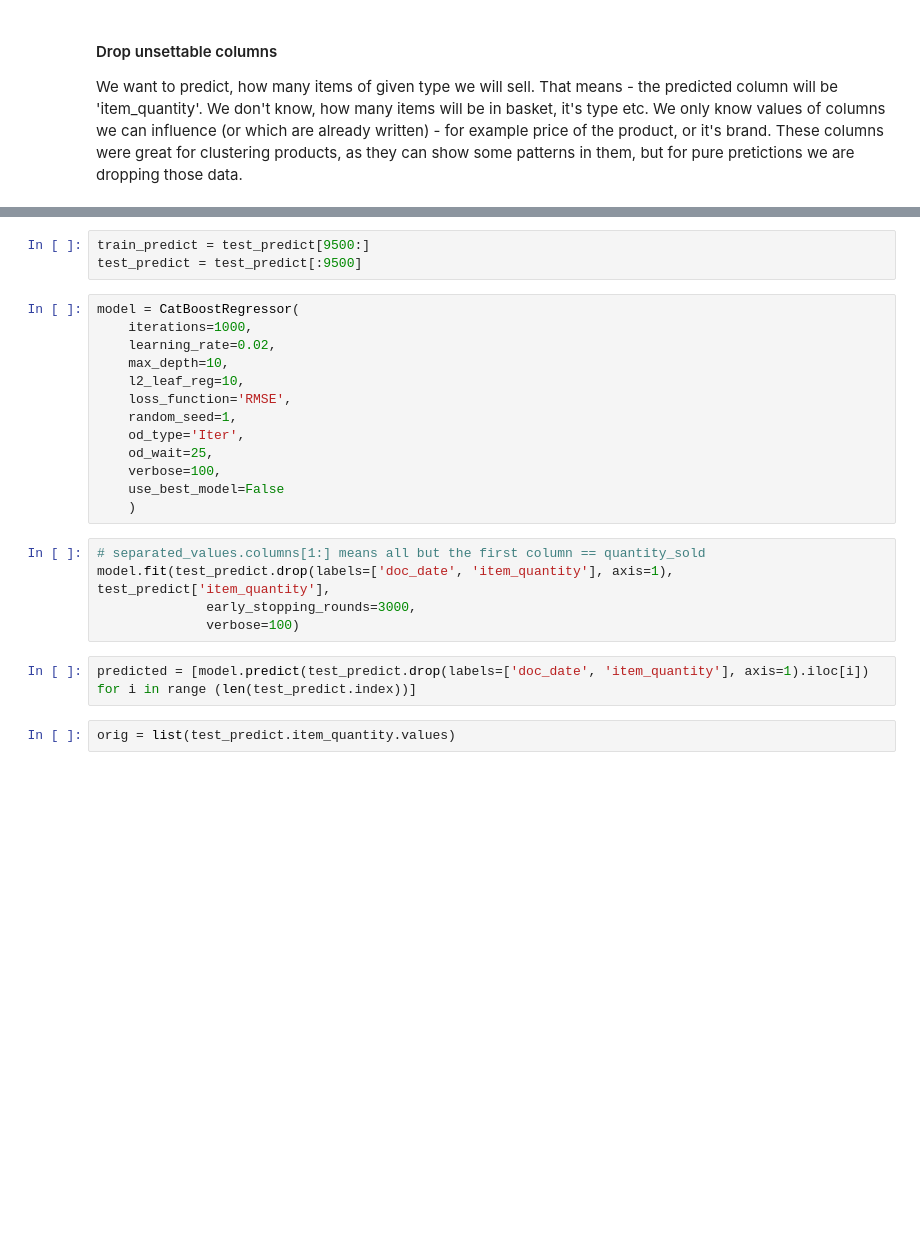
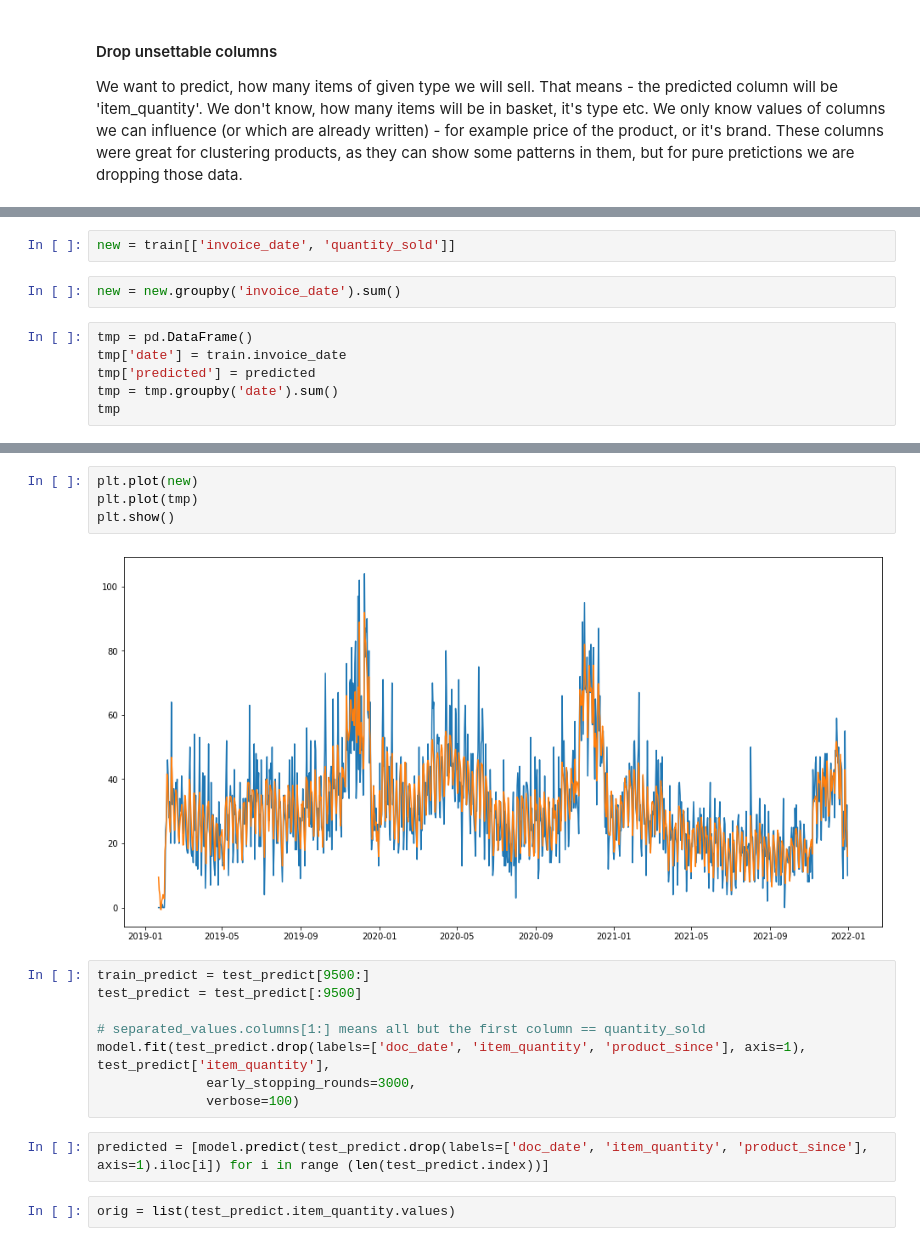
Before and after one commit to xSchon/BP, a Jupyter notebook: Preprocessing.ipynb, the cells around one changed output, grey strips where cells are left out. Saved outputs shown, nothing was run; the diff lists cells and outputs as text; blank space fills up the shorter version.

```diff
--- a/Preprocessing.ipynb
+++ b/Preprocessing.ipynb
@@ -347,0 +679,10 @@ test_predict
+# %%
+new = train[['invoice_date', 'quantity_sold']]
+# %%
+new = new.groupby('invoice_date').sum()
+# %%
+tmp = pd.DataFrame()
+tmp['date'] = train.invoice_date
+tmp['predicted'] = predicted
+tmp = tmp.groupby('date').sum()
+tmp
@@ -348,26 +704,19 @@ test_predict
+# %%
+plt.plot(new)
+plt.plot(tmp)
+plt.show()
+# %% [output]
+[figure, added]
 # %%
 train_predict = test_predict[9500:]
 test_predict = test_predict[:9500]
+
+# separated_values.columns[1:] means all but the first column == quantity_sold
+model.fit(test_predict.drop(labels=['doc_date', 'item_quantity', 'product_since'], axis=1), test_predict['item_quantity'],
+              early_stopping_rounds=3000,
+              verbose=100)
-# %%
-model = CatBoostRegressor(
-    iterations=1000,
-    learning_rate=0.02,
-    max_depth=10,
-    l2_leaf_reg=10,
-    loss_function='RMSE',
-    random_seed=1,
-    od_type='Iter',
-    od_wait=25,
-    verbose=100,
-    use_best_model=False
-    )
-# %%
-# separated_values.columns[1:] means all but the first column == quantity_sold
-model.fit(test_predict.drop(labels=['doc_date', 'item_quantity'], axis=1), test_predict['item_quantity'],
-              early_stopping_rounds=3000,
-              verbose=100)
 # %%
-predicted = [model.predict(test_predict.drop(labels=['doc_date', 'item_quantity'], axis=1).iloc[i]) for i in range (len(test_predict.index))]
+predicted = [model.predict(test_predict.drop(labels=['doc_date', 'item_quantity', 'product_since'], axis=1).iloc[i]) for i in range (len(test_predict.index))]
 # %%
 orig = list(test_predict.item_quantity.values)
 # %%
```
Also changed, not shown: parts of 61 cells of this notebook.
